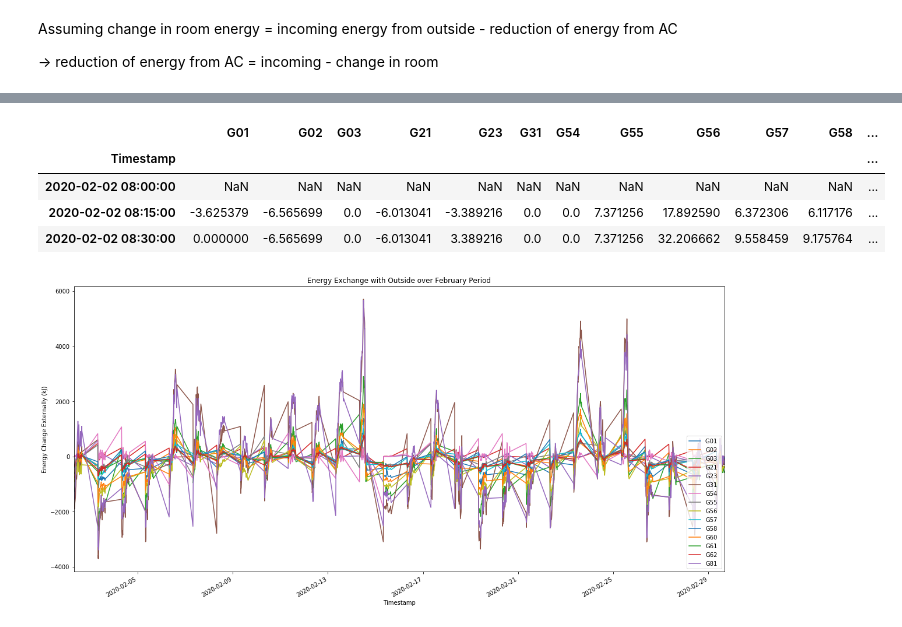
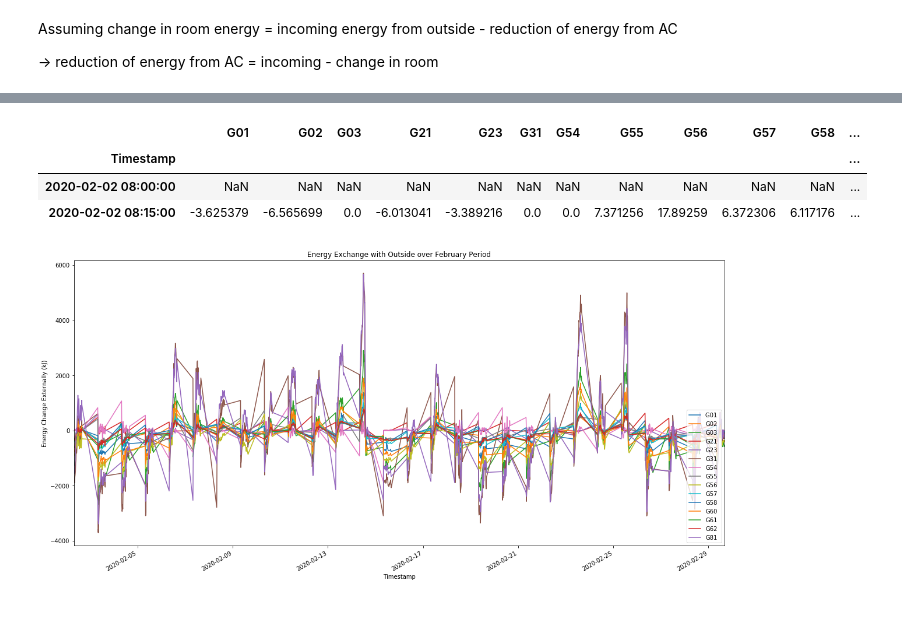
Before and after one commit to Pencilvesterr/TRC4200_LTB, a Jupyter notebook: master_notebook.ipynb, the cells around one changed output, grey strips where cells are left out. Cells and saved outputs as stored; diff of their text form; code cells hidden in the pictures.

```diff
--- a/master_notebook.ipynb
+++ b/master_notebook.ipynb
@@ -12,4 +13,4 @@ room_info_raw = pd.read_csv('data/Room Details.csv')
 # %%
-df_ltb_temps = create_temp_df(df_fcu_sth_raw, df_fcu_nth_raw, df_ahu_raw, 15)
+df_ltb_temps = create_temp_df(df_fcu_sth_raw, df_fcu_nth_raw, df_ahu_raw)
 df_chiller_boiler_power = create_chiller_boiler_power_df(df_chiller_boiler_raw)
 df_room_info = create_room_info_df(room_info_raw)
@@ -103,11 +90,10 @@ df_energy_external.iloc[:3]
 # %%
-df_energy_room_change.iloc[:3]
+df_energy_room_change.iloc[:2]
 # %% [output]
 |  | G01 | G02 | G03 | G21 | G23 | G31 | G54 | G55 | G56 | G57 | G58 | ... |
 | Timestamp |  |  |  |  |  |  |  |  |  |  |  | ... |
 | 2020-02-02 08:00:00 | NaN | NaN | NaN | NaN | NaN | NaN | NaN | NaN | NaN | NaN | NaN | ... |
-| 2020-02-02 08:15:00 | -3.625379 | -6.565699 | 0.0 | -6.013041 | -3.389216 | 0.0 | 0.0 | 7.371256 | 17.892590 | 6.372306 | 6.117176 | ... |
-| 2020-02-02 08:30:00 | 0.000000 | -6.565699 | 0.0 | -6.013041 | 3.389216 | 0.0 | 0.0 | 7.371256 | 32.206662 | 9.558459 | 9.175764 | ... |
+| 2020-02-02 08:15:00 | -3.625379 | -6.565699 | 0.0 | -6.013041 | -3.389216 | 0.0 | 0.0 | 7.371256 | 17.89259 | 6.372306 | 6.117176 | ... |
 # %%
  # Get current axis
 fig= plt.figure(figsize=(20,10))
```
Also changed, not shown: parts of 13 cells of this notebook, 2 other files.
